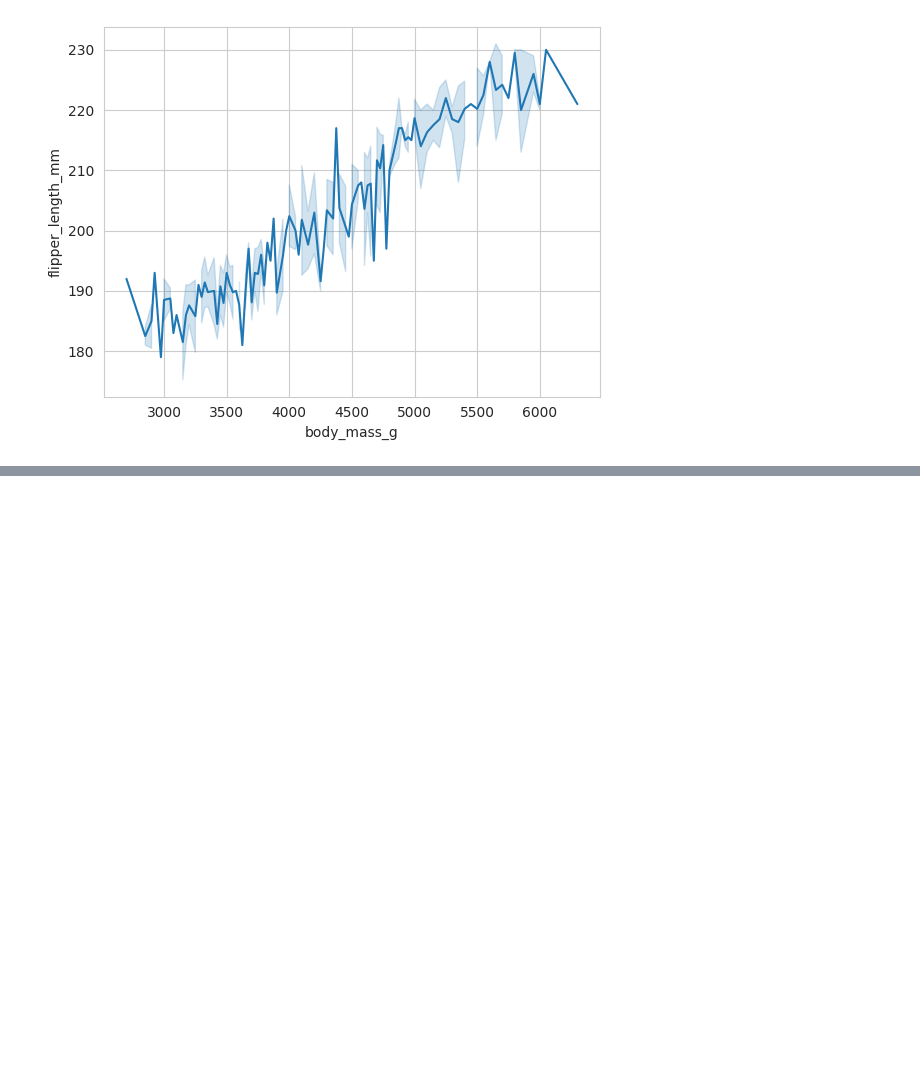
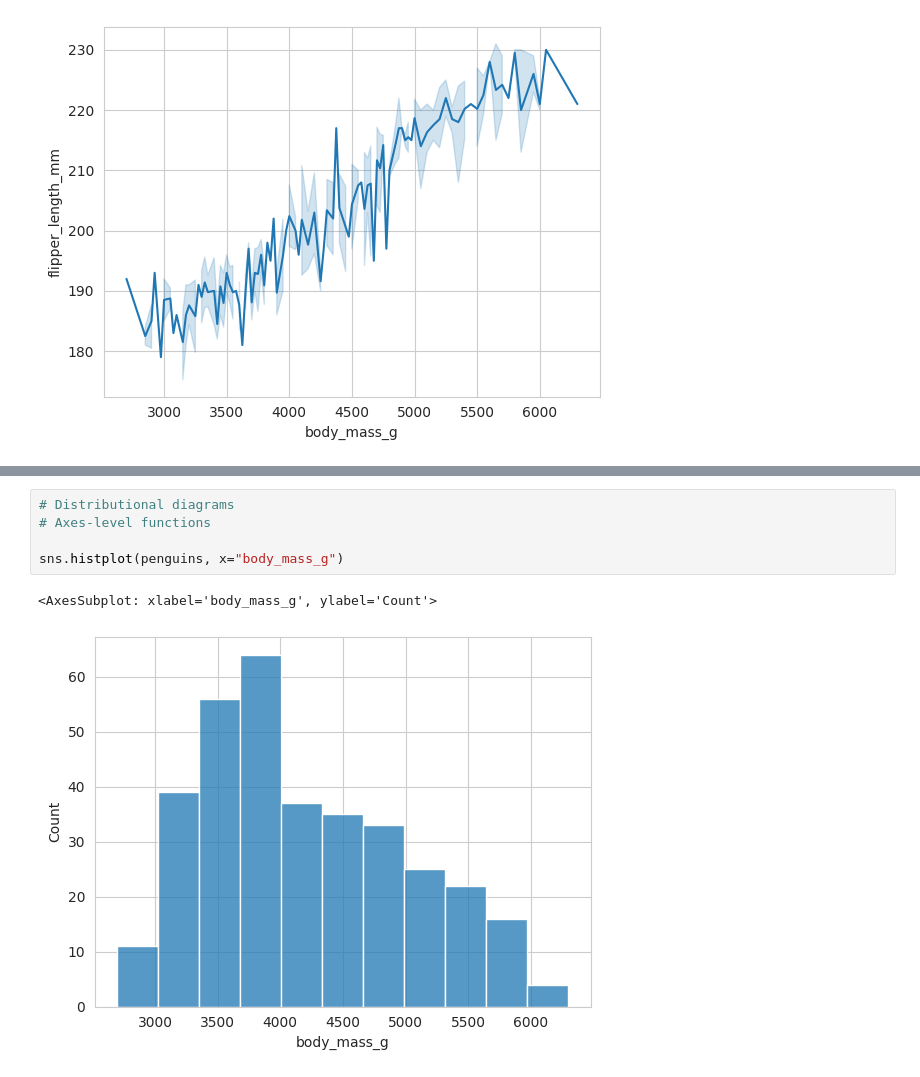
Before and after one commit to Marvjowa/seaborn-examples, a Jupyter notebook: seaborn-example.ipynb, the cells around one changed output, grey strips where cells are left out. Drawn from its saved outputs; the diff is of its cells as text; blank space fills up the shorter version.

```diff
--- a/seaborn-example.ipynb
+++ b/seaborn-example.ipynb
@@ -32,0 +71,8 @@ sns.lineplot(data=penguins, x="body_mass_g", y="flipper_length_mm")
+# %%
+# Distributional diagrams
+# Axes-level functions
+
+sns.histplot(penguins, x="body_mass_g")
+# %% [output]
+<AxesSubplot: xlabel='body_mass_g', ylabel='Count'>
+[figure, added]
```
Also changed, not shown: parts of 38 cells of this notebook.
